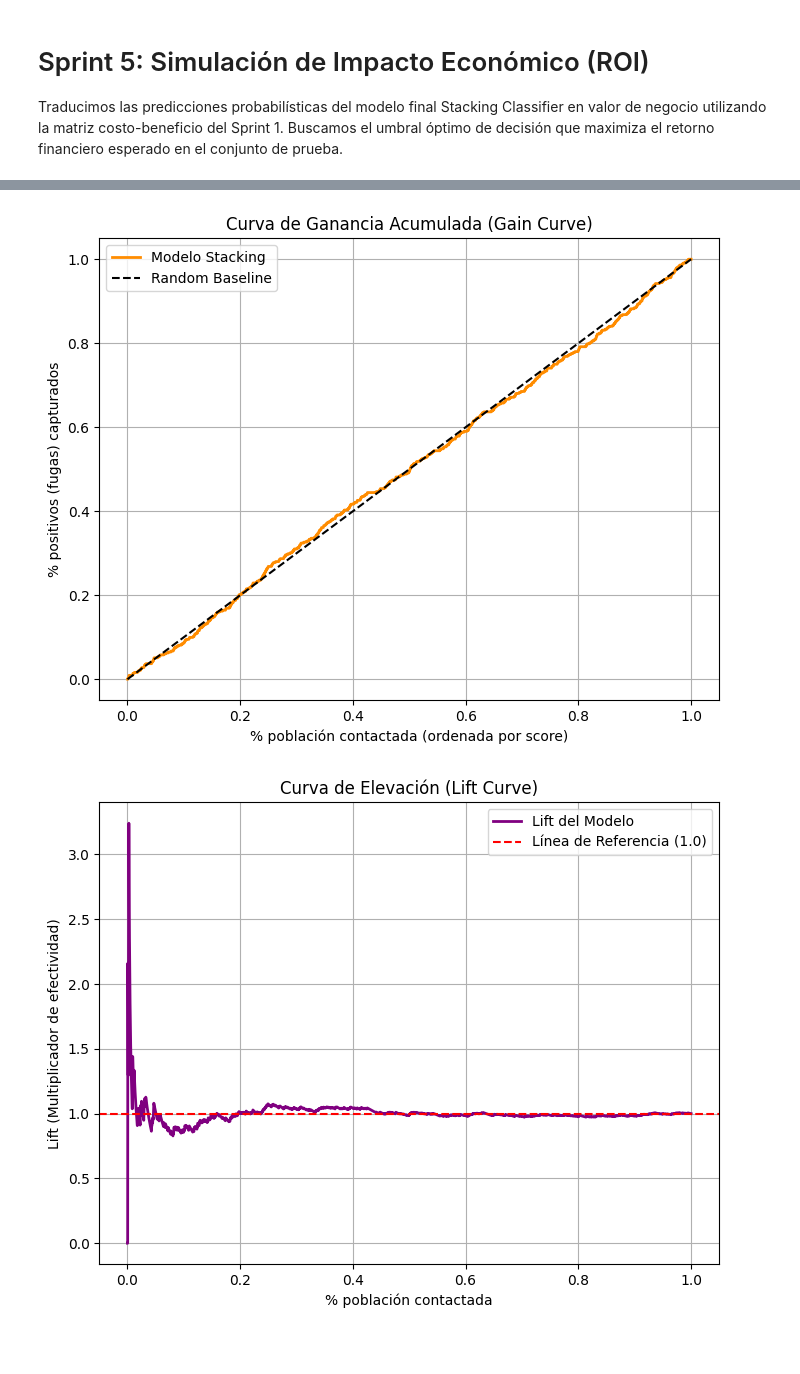
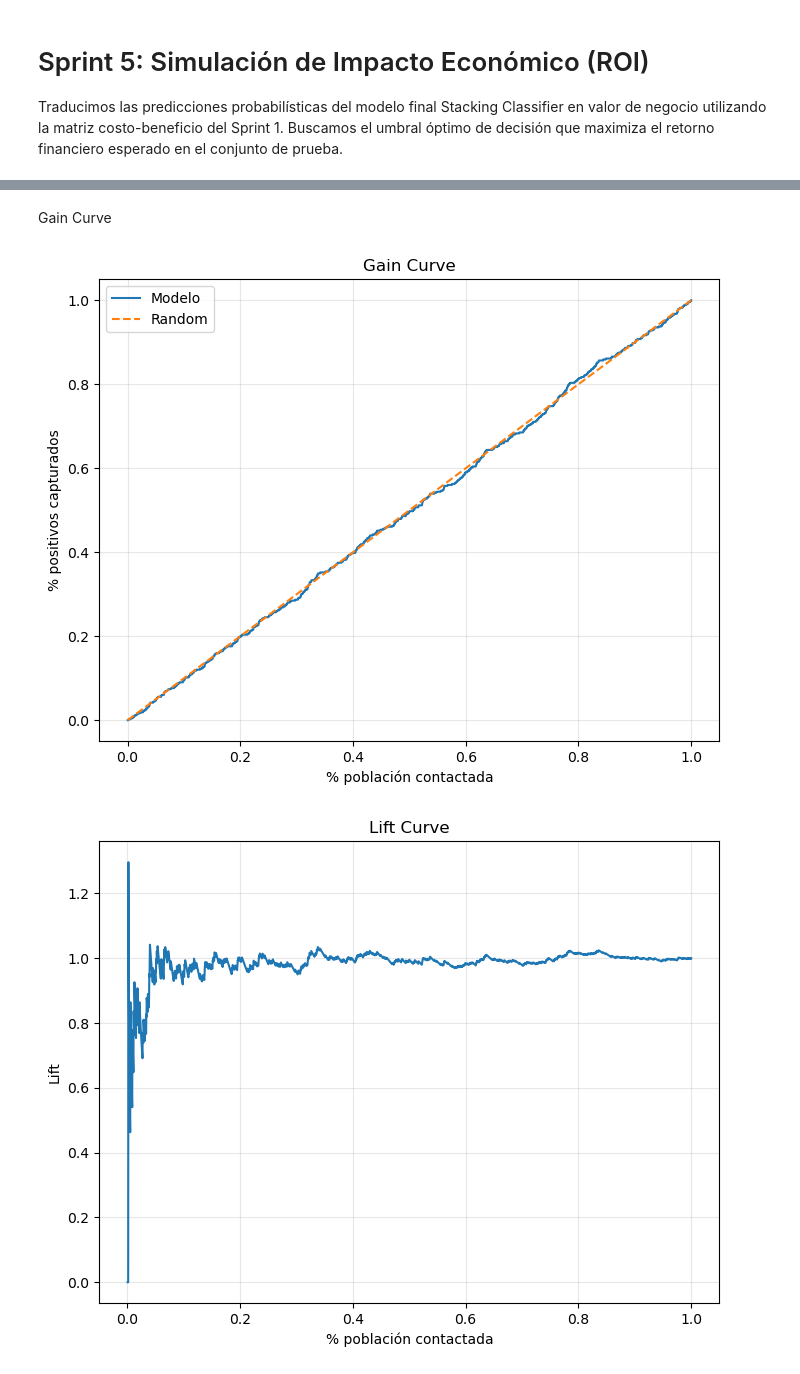
Before and after one commit to pucp-datanalytics/dp261-g7, a Jupyter notebook: notebooks/15_business_value.ipynb, the cells around one changed output, grey strips where cells are left out. Saved outputs shown, nothing was run; the diff lists cells and outputs as text; code cells hidden in the pictures; blank space fills up the shorter version.

```diff
--- a/notebooks/15_business_value.ipynb
+++ b/notebooks/15_business_value.ipynb
@@ -72,36 +633,49 @@ plt.show()
+# %% [markdown]
+ Gain Curve
 # %%
-# Gráfico de Gain Curve
+
+
 order = np.argsort(-y_proba)
+
 y_sorted = y_test.values[order]
+
 cum_pos = np.cumsum(y_sorted)
+
 total_pos = y_test.sum()
 
-x_gain = np.arange(1, len(y_test) + 1) / len(y_test)
+x = np.arange(1, len(y_test) + 1) / len(y_test)
+
 y_gain = cum_pos / total_pos
 
 plt.figure(figsize=(8, 6))
-plt.plot(x_gain, y_gain, label="Modelo Stacking", color='darkorange', linewidth=2)
-plt.plot([0, 1], [0, 1], "k--", label="Random Baseline")
-plt.xlabel("% población contactada (ordenada por score)")
-plt.ylabel("% positivos (fugas) capturados")
-plt.title("Curva de Ganancia Acumulada (Gain Curve)")
+
+plt.plot(x, y_gain, label="Modelo")
+plt.plot([0, 1], [0, 1], "--", label="Random")
+
+plt.xlabel("% población contactada")
+plt.ylabel("% positivos capturados")
+plt.title("Gain Curve")
 plt.legend()
-plt.grid(True)
+plt.grid(alpha=0.3)
+
 plt.show()
 # %% [output]
-[figure, old version]
+[figure, new version]
 # %%
-# Gráfico de Lift Curve
-lift = y_gain / (x_gain + 1e-9)
+# 13. Lift Curve
+# =========================================================
+
+lift = y_gain / x
 
 plt.figure(figsize=(8, 6))
-plt.plot(x_gain, lift, label="Lift del Modelo", color='purple', linewidth=2)
-plt.axhline(1.0, color="red", linestyle="--", label="Línea de Referencia (1.0)")
+
+plt.plot(x, lift)
+
 plt.xlabel("% población contactada")
-plt.ylabel("Lift (Multiplicador de efectividad)")
-plt.title("Curva de Elevación (Lift Curve)")
-plt.legend()
-plt.grid(True)
+plt.ylabel("Lift")
+plt.title("Lift Curve")
+plt.grid(alpha=0.3)
+
 plt.show()
 # %% [output]
-[figure, old version]
+[figure, new version]
```
Also changed, not shown: parts of 34 cells of this notebook, 2 other files.
